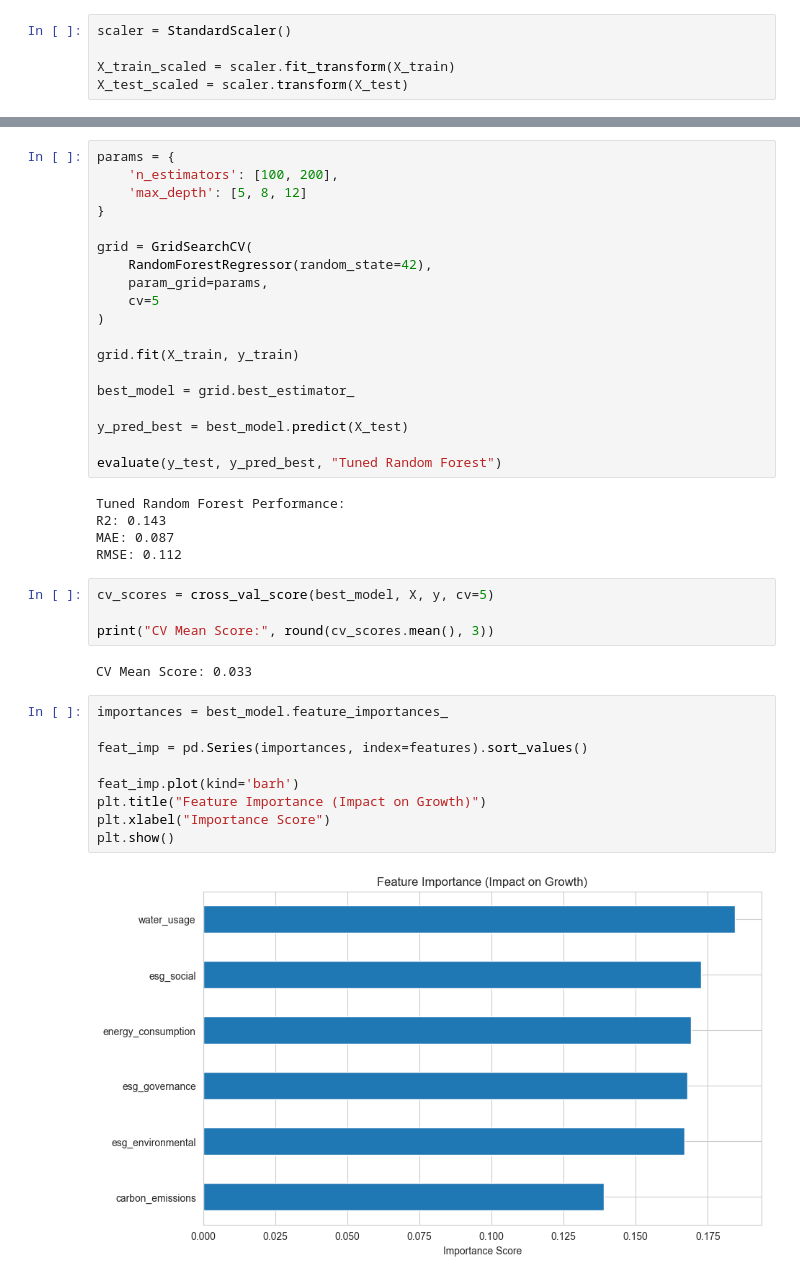
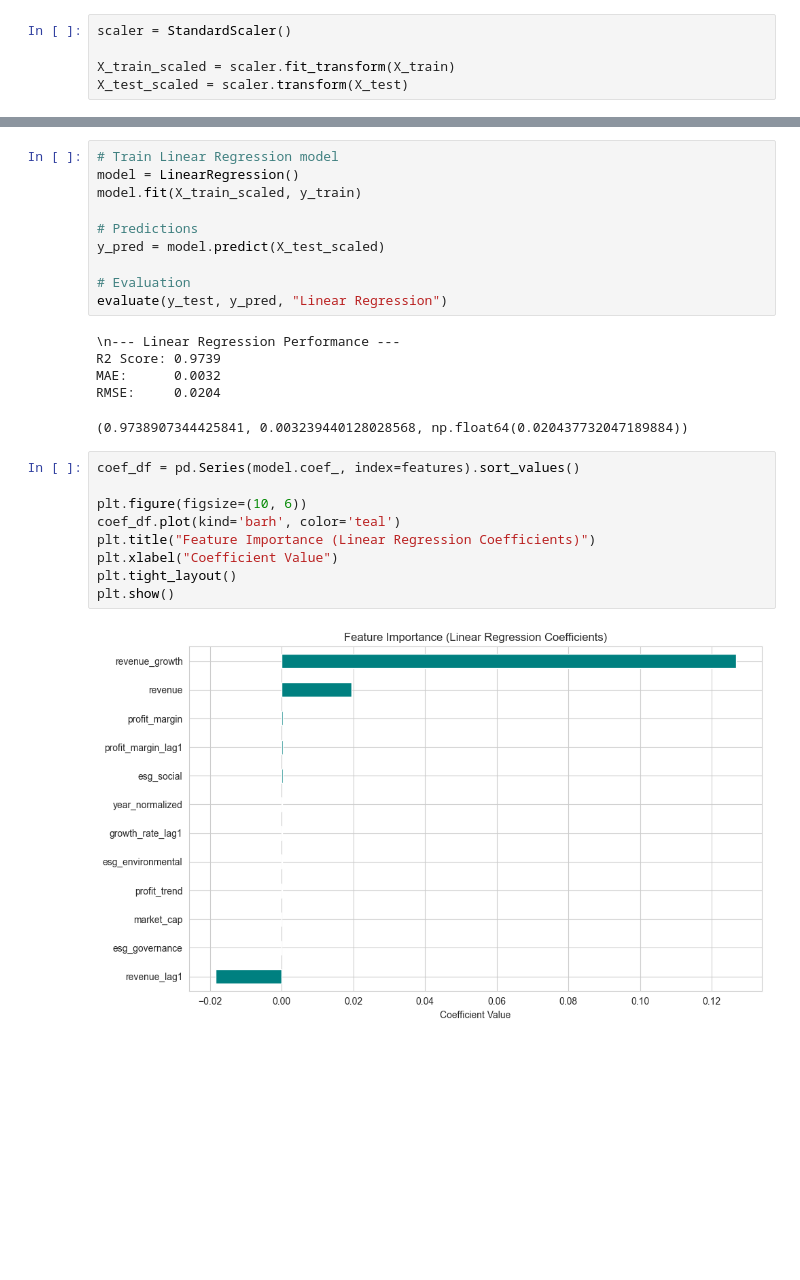
Before and after one commit to KuhuVyas/ESG-Financial-Metrics-Analysis-, a Jupyter notebook: 04_Machine_Learning_Model.ipynb, the cells around one changed output, grey strips where cells are left out. Saved outputs shown, nothing was run; the diff lists cells and outputs as text; blank space fills up the shorter version.

```diff
--- a/04_Machine_Learning_Model.ipynb
+++ b/04_Machine_Learning_Model.ipynb
@@ -89,41 +101,27 @@ RMSE: 0.113
-# %%
-params = {
-    'n_estimators': [100, 200],
-    'max_depth': [5, 8, 12]
-}
-
-grid = GridSearchCV(
-    RandomForestRegressor(random_state=42),
-    param_grid=params,
-    cv=5
-)
-
-grid.fit(X_train, y_train)
-
-best_model = grid.best_estimator_
-
-y_pred_best = best_model.predict(X_test)
-
-evaluate(y_test, y_pred_best, "Tuned Random Forest")
-# %% [output]
-Tuned Random Forest Performance:
-R2: 0.143
-MAE: 0.087
-RMSE: 0.112
-# %%
-cv_scores = cross_val_score(best_model, X, y, cv=5)
-
-print("CV Mean Score:", round(cv_scores.mean(), 3))
-# %% [output]
-CV Mean Score: 0.033
+# %%
+# Train Linear Regression model
+model = LinearRegression()
+model.fit(X_train_scaled, y_train)
+
+# Predictions
+y_pred = model.predict(X_test_scaled)
+
+# Evaluation
+evaluate(y_test, y_pred, "Linear Regression")
+# %% [output]
+\n--- Linear Regression Performance ---
+R2 Score: 0.9739
+MAE:      0.0032
+RMSE:     0.0204
+(0.9738907344425841, 0.003239440128028568, np.float64(0.020437732047189884))
 # %%
-importances = best_model.feature_importances_
+coef_df = pd.Series(model.coef_, index=features).sort_values()
 
-feat_imp = pd.Series(importances, index=features).sort_values()
-
-feat_imp.plot(kind='barh')
-plt.title("Feature Importance (Impact on Growth)")
-plt.xlabel("Importance Score")
+plt.figure(figsize=(10, 6))
+coef_df.plot(kind='barh', color='teal')
+plt.title("Feature Importance (Linear Regression Coefficients)")
+plt.xlabel("Coefficient Value")
+plt.tight_layout()
 plt.show()
 # %% [output]
-[figure, old version]
+[figure, new version]
```
Also changed, not shown: parts of 17 cells of this notebook, 7 other files.
